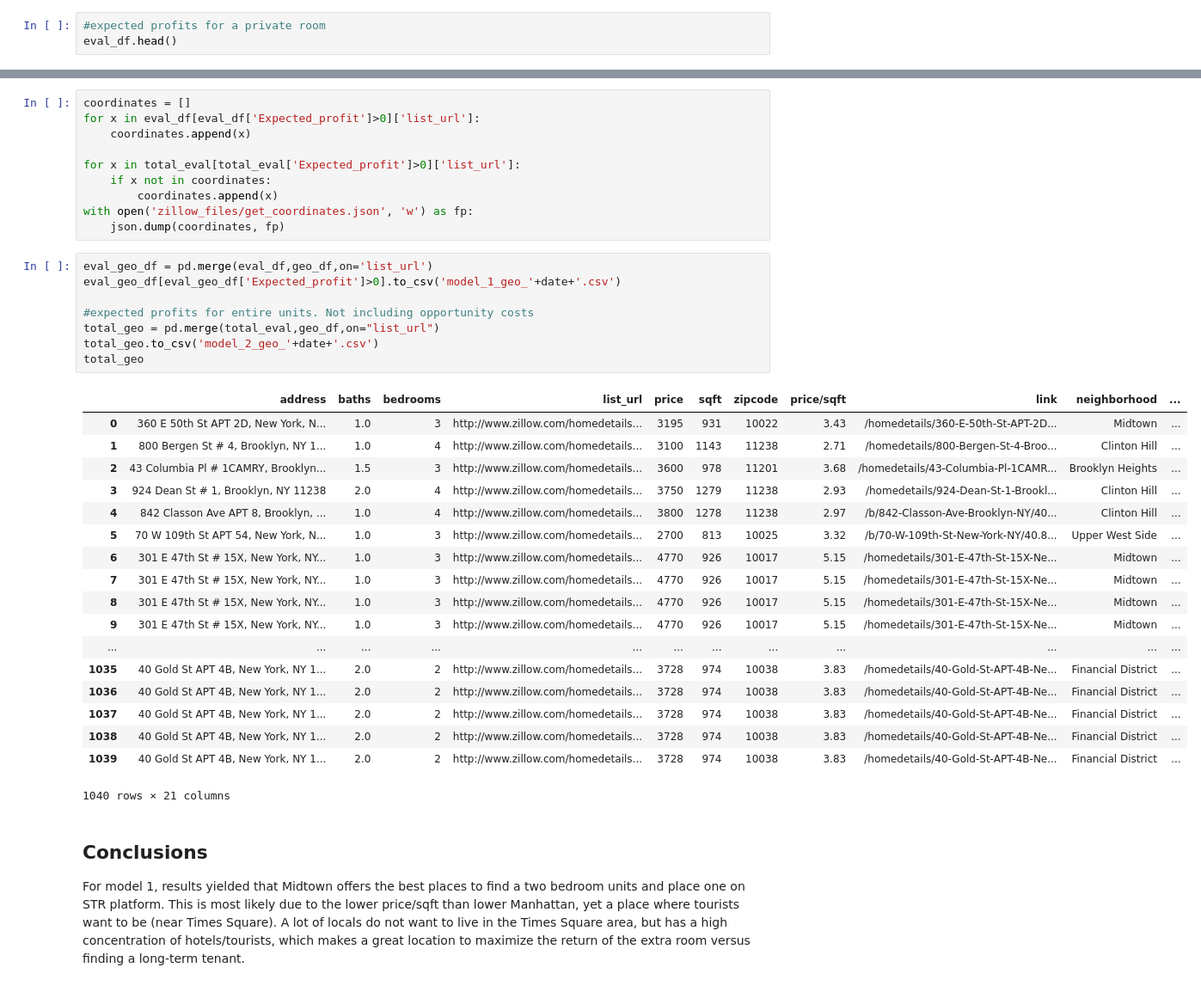
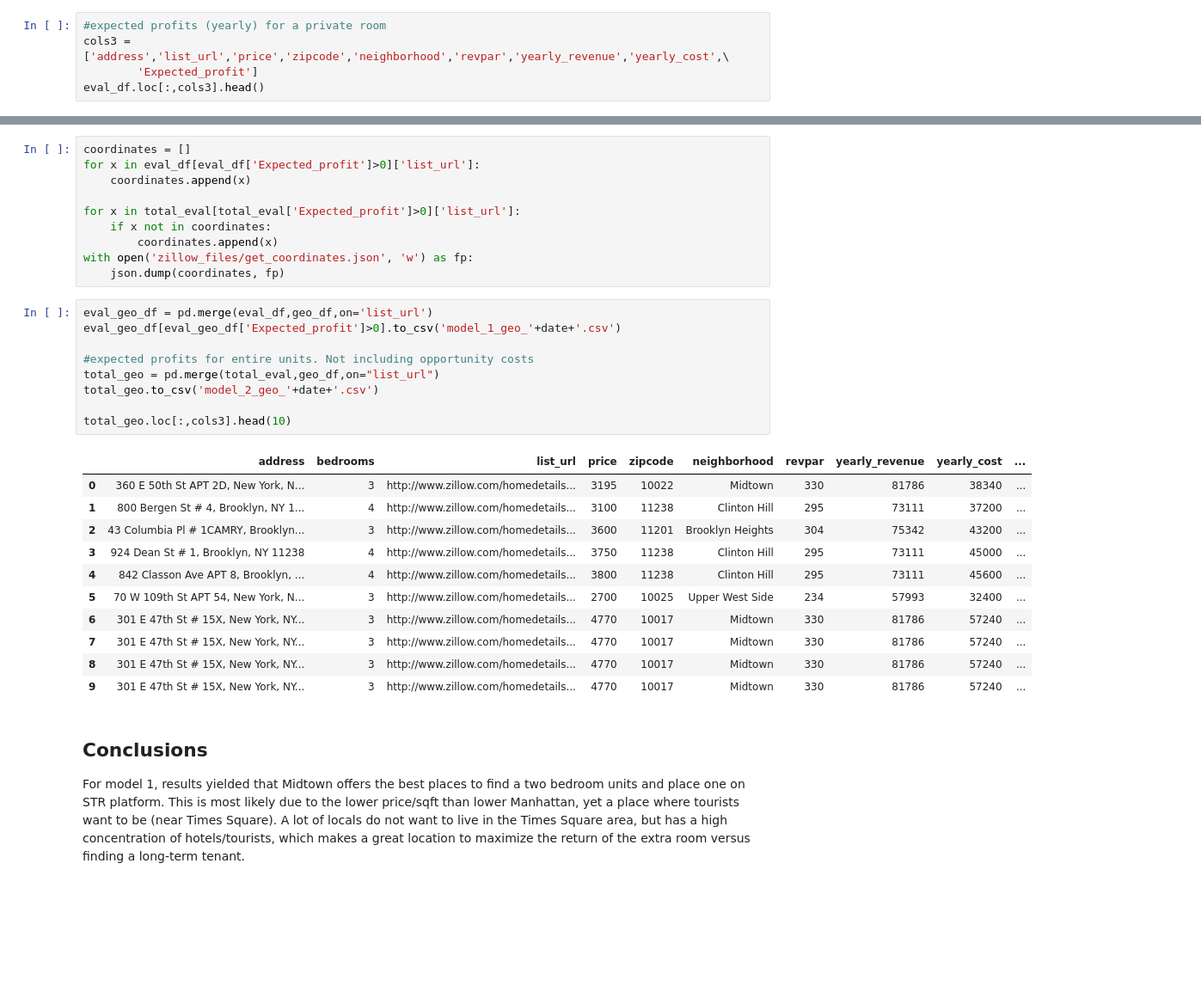
Before and after one commit to adalal80/GA-DSI, a Jupyter notebook: projects/projects-capstone/Final/Capstone-Predicting_Expected_Profit_STR.ipynb, the cells around one changed output, grey strips where cells are left out. Shown at 86% size. Drawn from its saved outputs; the diff is of its cells as text; blank space fills up the shorter version.

```diff
--- a/projects/projects-capstone/Final/Capstone-Predicting_Expected_Profit_STR.ipynb
+++ b/projects/projects-capstone/Final/Capstone-Predicting_Expected_Profit_STR.ipynb
@@ -1311,6 +1311,8 @@ eval_df = expected_profit(eval_df,1,30,'private')
 #maybe biased from the lack of consistency from scraping
 total_eval = expected_profit(total_eval,.7,30,'entire')
 # %%
-#expected profits for a private room
-eval_df.head()
+#expected profits (yearly) for a private room
+cols3 = ['address','list_url','price','zipcode','neighborhood','revpar','yearly_revenue','yearly_cost',\
+        'Expected_profit']
+eval_df.loc[:,cols3].head()
 # %% [output]
@@ -1335,30 +1337,24 @@ with open('zillow_files/get_coordinates.json', 'w') as fp:
 # %%
 eval_geo_df = pd.merge(eval_df,geo_df,on='list_url')
 eval_geo_df[eval_geo_df['Expected_profit']>0].to_csv('model_1_geo_'+date+'.csv')
 
 #expected profits for entire units. Not including opportunity costs
 total_geo = pd.merge(total_eval,geo_df,on="list_url")
 total_geo.to_csv('model_2_geo_'+date+'.csv')
-total_geo
+
+total_geo.loc[:,cols3].head(10)
 # %% [output]
-|  | address | baths | bedrooms | list_url | price | sqft | zipcode | price/sqft | link | neighborhood | ... |
-| 0 | 360 E 50th St APT 2D, New York, N... | 1.0 | 3 | http://www.zillow.com/homedetails... | 3195 | 931 | 10022 | 3.43 | /homedetails/360-E-50th-St-APT-2D... | Midtown | ... |
-| 1 | 800 Bergen St # 4, Brooklyn, NY 1... | 1.0 | 4 | http://www.zillow.com/homedetails... | 3100 | 1143 | 11238 | 2.71 | /homedetails/800-Bergen-St-4-Broo... | Clinton Hill | ... |
-| 2 | 43 Columbia Pl # 1CAMRY, Brooklyn... | 1.5 | 3 | http://www.zillow.com/homedetails... | 3600 | 978 | 11201 | 3.68 | /homedetails/43-Columbia-Pl-1CAMR... | Brooklyn Heights | ... |
-| 3 | 924 Dean St # 1, Brooklyn, NY 11238 | 2.0 | 4 | http://www.zillow.com/homedetails... | 3750 | 1279 | 11238 | 2.93 | /homedetails/924-Dean-St-1-Brookl... | Clinton Hill | ... |
-| 4 | 842 Classon Ave APT 8, Brooklyn, ... | 1.0 | 4 | http://www.zillow.com/homedetails... | 3800 | 1278 | 11238 | 2.97 | /b/842-Classon-Ave-Brooklyn-NY/40... | Clinton Hill | ... |
-| 5 | 70 W 109th St APT 54, New York, N... | 1.0 | 3 | http://www.zillow.com/homedetails... | 2700 | 813 | 10025 | 3.32 | /b/70-W-109th-St-New-York-NY/40.8... | Upper West Side | ... |
-| 6 | 301 E 47th St # 15X, New York, NY... | 1.0 | 3 | http://www.zillow.com/homedetails... | 4770 | 926 | 10017 | 5.15 | /homedetails/301-E-47th-St-15X-Ne... | Midtown | ... |
-| 7 | 301 E 47th St # 15X, New York, NY... | 1.0 | 3 | http://www.zillow.com/homedetails... | 4770 | 926 | 10017 | 5.15 | /homedetails/301-E-47th-St-15X-Ne... | Midtown | ... |
-| 8 | 301 E 47th St # 15X, New York, NY... | 1.0 | 3 | http://www.zillow.com/homedetails... | 4770 | 926 | 10017 | 5.15 | /homedetails/301-E-47th-St-15X-Ne... | Midtown | ... |
-| 9 | 301 E 47th St # 15X, New York, NY... | 1.0 | 3 | http://www.zillow.com/homedetails... | 4770 | 926 | 10017 | 5.15 | /homedetails/301-E-47th-St-15X-Ne... | Midtown | ... |
-| ... | ... | ... | ... | ... | ... | ... | ... | ... | ... | ... | ... |
-| 1035 | 40 Gold St APT 4B, New York, NY 1... | 2.0 | 2 | http://www.zillow.com/homedetails... | 3728 | 974 | 10038 | 3.83 | /homedetails/40-Gold-St-APT-4B-Ne... | Financial District | ... |
-| 1036 | 40 Gold St APT 4B, New York, NY 1... | 2.0 | 2 | http://www.zillow.com/homedetails... | 3728 | 974 | 10038 | 3.83 | /homedetails/40-Gold-St-APT-4B-Ne... | Financial District | ... |
-| 1037 | 40 Gold St APT 4B, New York, NY 1... | 2.0 | 2 | http://www.zillow.com/homedetails... | 3728 | 974 | 10038 | 3.83 | /homedetails/40-Gold-St-APT-4B-Ne... | Financial District | ... |
-| 1038 | 40 Gold St APT 4B, New York, NY 1... | 2.0 | 2 | http://www.zillow.com/homedetails... | 3728 | 974 | 10038 | 3.83 | /homedetails/40-Gold-St-APT-4B-Ne... | Financial District | ... |
-| 1039 | 40 Gold St APT 4B, New York, NY 1... | 2.0 | 2 | http://www.zillow.com/homedetails... | 3728 | 974 | 10038 | 3.83 | /homedetails/40-Gold-St-APT-4B-Ne... | Financial District | ... |
+|  | address | bedrooms | list_url | price | zipcode | neighborhood | revpar | yearly_revenue | yearly_cost | ... |
+| 0 | 360 E 50th St APT 2D, New York, N... | 3 | http://www.zillow.com/homedetails... | 3195 | 10022 | Midtown | 330 | 81786 | 38340 | ... |
+| 1 | 800 Bergen St # 4, Brooklyn, NY 1... | 4 | http://www.zillow.com/homedetails... | 3100 | 11238 | Clinton Hill | 295 | 73111 | 37200 | ... |
+| 2 | 43 Columbia Pl # 1CAMRY, Brooklyn... | 3 | http://www.zillow.com/homedetails... | 3600 | 11201 | Brooklyn Heights | 304 | 75342 | 43200 | ... |
+| 3 | 924 Dean St # 1, Brooklyn, NY 11238 | 4 | http://www.zillow.com/homedetails... | 3750 | 11238 | Clinton Hill | 295 | 73111 | 45000 | ... |
+| 4 | 842 Classon Ave APT 8, Brooklyn, ... | 4 | http://www.zillow.com/homedetails... | 3800 | 11238 | Clinton Hill | 295 | 73111 | 45600 | ... |
+| 5 | 70 W 109th St APT 54, New York, N... | 3 | http://www.zillow.com/homedetails... | 2700 | 10025 | Upper West Side | 234 | 57993 | 32400 | ... |
+| 6 | 301 E 47th St # 15X, New York, NY... | 3 | http://www.zillow.com/homedetails... | 4770 | 10017 | Midtown | 330 | 81786 | 57240 | ... |
+| 7 | 301 E 47th St # 15X, New York, NY... | 3 | http://www.zillow.com/homedetails... | 4770 | 10017 | Midtown | 330 | 81786 | 57240 | ... |
+| 8 | 301 E 47th St # 15X, New York, NY... | 3 | http://www.zillow.com/homedetails... | 4770 | 10017 | Midtown | 330 | 81786 | 57240 | ... |
+| 9 | 301 E 47th St # 15X, New York, NY... | 3 | http://www.zillow.com/homedetails... | 4770 | 10017 | Midtown | 330 | 81786 | 57240 | ... |
-1040 rows × 21 columns
 # %% [markdown]
 ## Conclusions
 For model 1, results yielded that Midtown offers the best places to find a two bedroom units and place one on STR platform. This is most likely due to the lower price/sqft than lower Manhattan, yet a place where tourists want to be (near Times Square). A lot of locals do not want to live in the Times Square area, but has a high concentration of hotels/tourists, which makes a great location to maximize the return of the extra room versus finding a long-term tenant.
```
Also changed, not shown: parts of 4 cells of this notebook.
